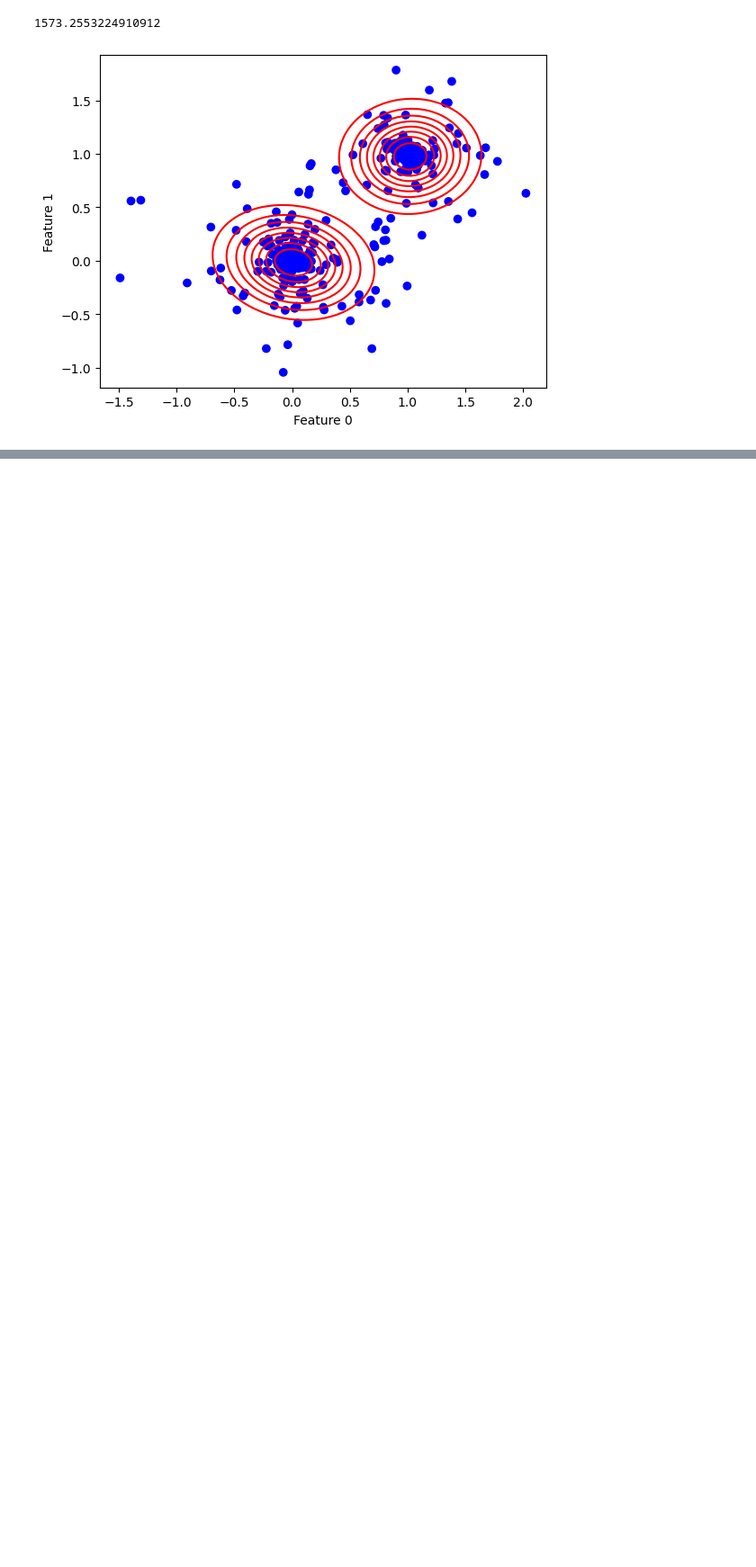
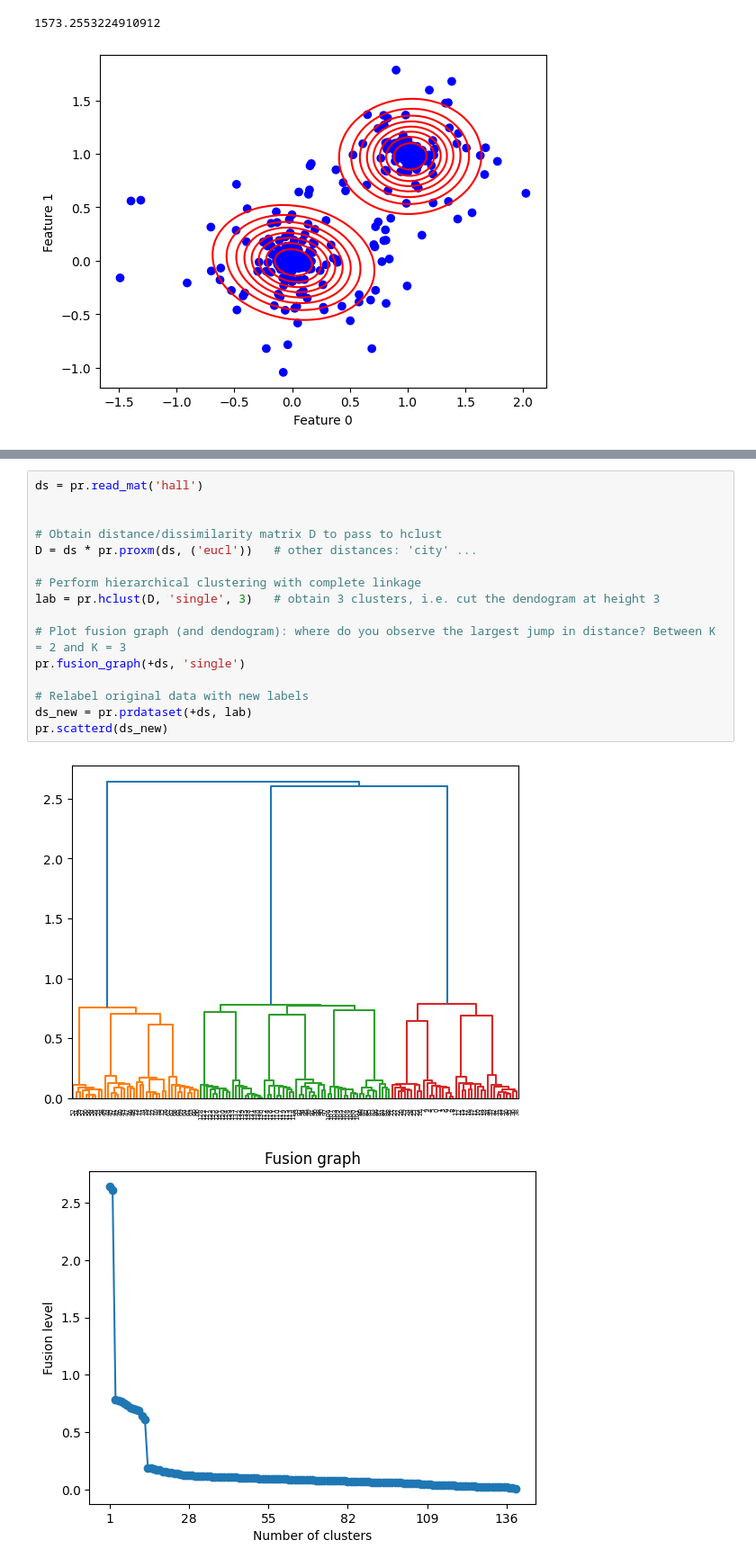
Before and after one commit to nadinekuo/MachineLearning1-Labs, a Jupyter notebook: 4-Clustering/clustering.ipynb, the cells around one changed output, grey strips where cells are left out. Shown at 90% size. Drawn from its saved outputs; the diff is of its cells as text; blank space fills up the shorter version.

Commit message:
Fusion level graphs

```diff
--- a/4-Clustering/clustering.ipynb
+++ b/4-Clustering/clustering.ipynb
@@ -138,0 +166,19 @@ print(logL)
+# %%
+ds = pr.read_mat('hall')
+
+
+# Obtain distance/dissimilarity matrix D to pass to hclust
+D = ds * pr.proxm(ds, ('eucl'))   # other distances: 'city' ...
+
+# Perform hierarchical clustering with complete linkage
+lab = pr.hclust(D, 'single', 3)   # obtain 3 clusters, i.e. cut the dendogram at height 3
+
+# Plot fusion graph (and dendogram): where do you observe the largest jump in distance? Between K = 2 and K = 3
+pr.fusion_graph(+ds, 'single')
+
+# Relabel original data with new labels
+ds_new = pr.prdataset(+ds, lab)
+pr.scatterd(ds_new)
+# %% [output]
+[figure, added]
+[figure, added]
```
Also changed, not shown: parts of 7 cells of this notebook.
